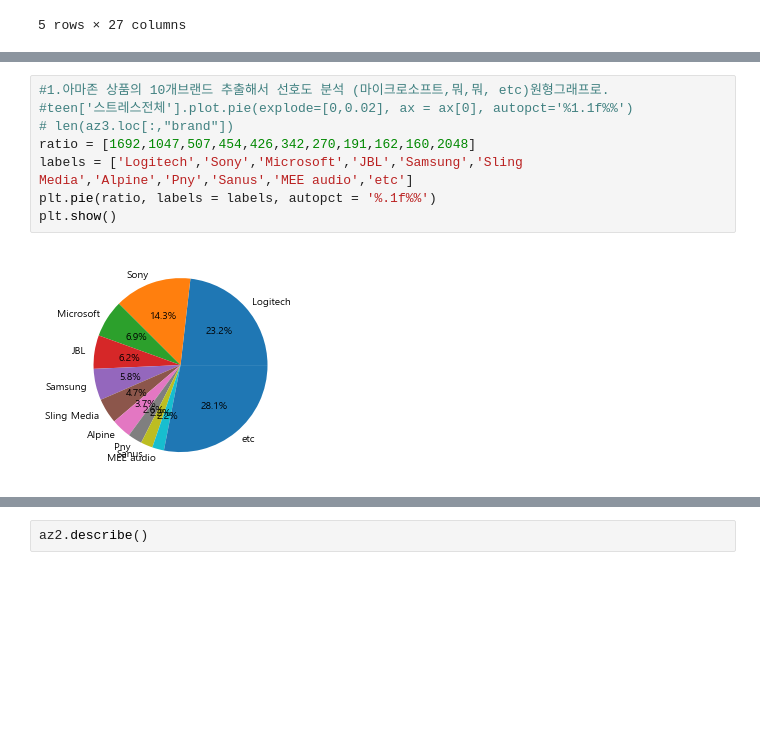
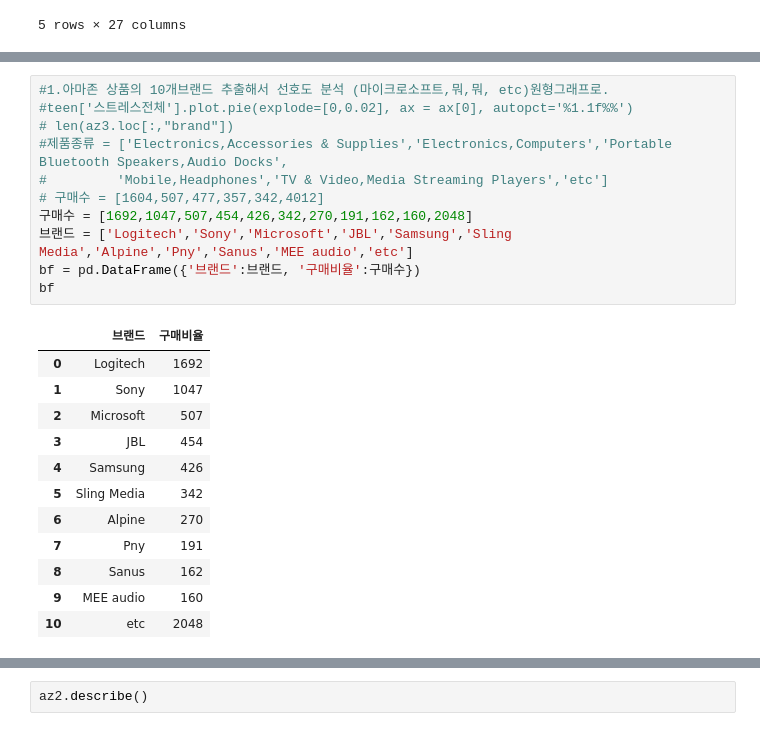
Before and after one commit to jinhuioh/Hi_ai, a Jupyter notebook: data03/amazon-visualization.ipynb, the cells around one changed output, grey strips where cells are left out. Drawn from its saved outputs; the diff is of its cells as text; blank space fills up the shorter version.

```diff
--- a/data03/amazon-visualization.ipynb
+++ b/data03/amazon-visualization.ipynb
@@ -281,10 +259,24 @@ SyntaxError: invalid syntax (Temp/ipykernel_11476/761271924.py, line 3)
 # %%
 #1.아마존 상품의 10개브랜드 추출해서 선호도 분석 (마이크로소프트,뭐,뭐, etc)원형그래프로.
 #teen['스트레스전체'].plot.pie(explode=[0,0.02], ax = ax[0], autopct='%1.1f%%')
 # len(az3.loc[:,"brand"])
-ratio = [1692,1047,507,454,426,342,270,191,162,160,2048]
-labels = ['Logitech','Sony','Microsoft','JBL','Samsung','Sling Media','Alpine','Pny','Sanus','MEE audio','etc']
-plt.pie(ratio, labels = labels, autopct = '%.1f%%')
-plt.show()
+#제품종류 = ['Electronics,Accessories & Supplies','Electronics,Computers','Portable Bluetooth Speakers,Audio Docks',
+#         'Mobile,Headphones','TV & Video,Media Streaming Players','etc']
+# 구매수 = [1604,507,477,357,342,4012]
+구매수 = [1692,1047,507,454,426,342,270,191,162,160,2048]
+브랜드 = ['Logitech','Sony','Microsoft','JBL','Samsung','Sling Media','Alpine','Pny','Sanus','MEE audio','etc']
+bf = pd.DataFrame({'브랜드':브랜드, '구매비율':구매수})
+bf
 # %% [output]
-[figure, removed]
+|  | 브랜드 | 구매비율 |
+| 0 | Logitech | 1692 |
+| 1 | Sony | 1047 |
+| 2 | Microsoft | 507 |
+| 3 | JBL | 454 |
+| 4 | Samsung | 426 |
+| 5 | Sling Media | 342 |
+| 6 | Alpine | 270 |
+| 7 | Pny | 191 |
+| 8 | Sanus | 162 |
+| 9 | MEE audio | 160 |
+| 10 | etc | 2048 |
```
Also changed, not shown: parts of 15 cells of this notebook.
